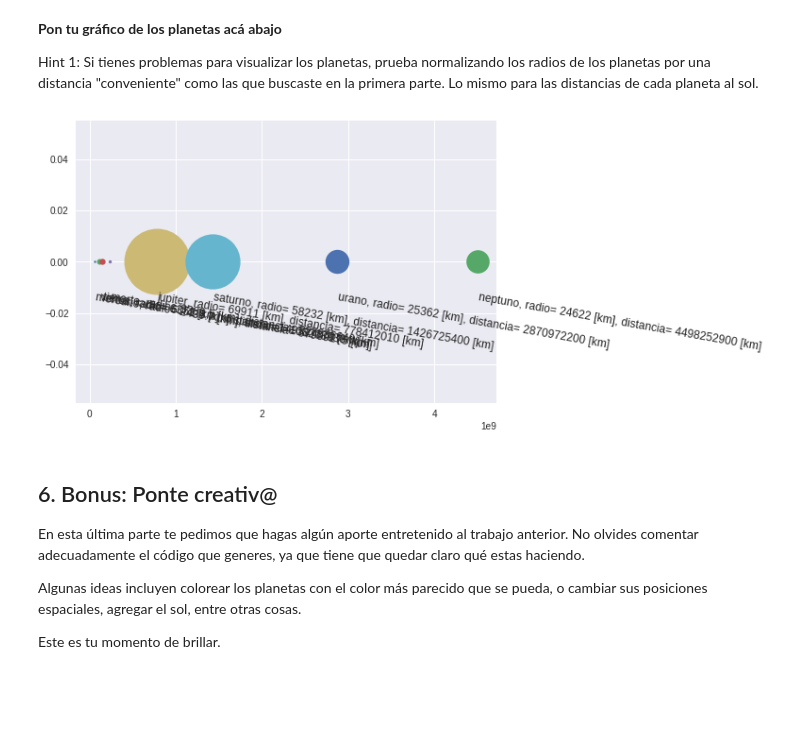
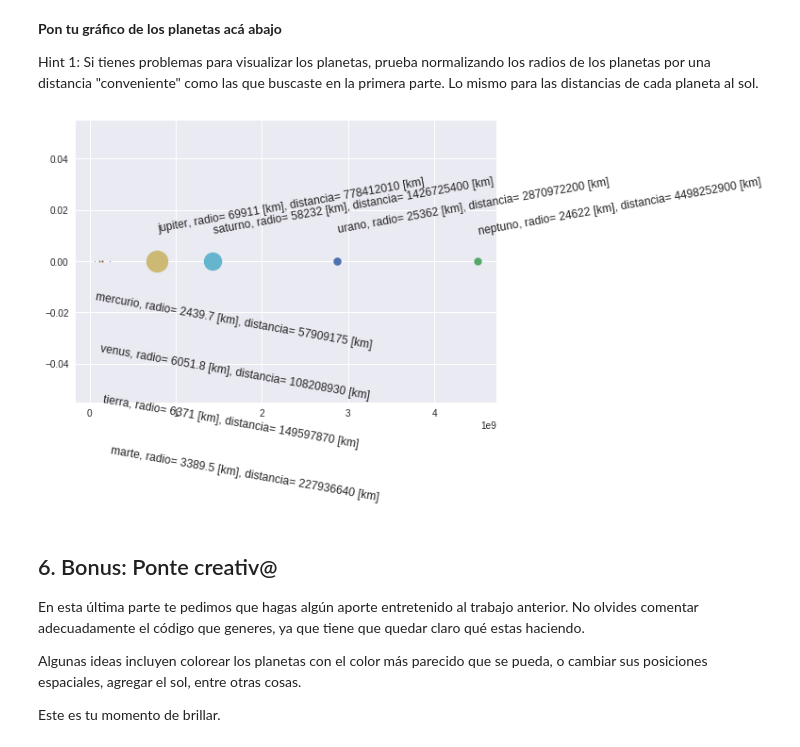
Before and after one commit to chenriquezb/minitarea1, a Jupyter notebook: minitarea1.ipynb, the cells around one changed output. Drawn from its saved outputs; the diff is of its cells as text; code cells hidden in the pictures; blank space fills up the shorter version.

```diff
--- a/minitarea1.ipynb
+++ b/minitarea1.ipynb
@@ -180,11 +180,18 @@ Text(0.5, 1.0, 'Posición de los planetas')
 Hint 1: Si tienes problemas para visualizar los planetas, prueba normalizando los radios de los planetas por una distancia "conveniente" como las que buscaste en la primera parte. Lo mismo para las distancias de cada planeta al sol.
 # %%
 for i in range(len(v)):
-  plt.plot(v[i].d, 0, 'o', markersize=v[i].r/1000)
-  plt.text(v[i].d, -0.015, v[i].info(), rotation=-10, size=12)
+  plt.plot(v[i].d, 0, 'o', markersize=v[i].r/3000)
+  if i<4:
+    plt.text(v[i].d, -0.015-0.02*i, v[i].info(), rotation=-10, size=12)
+  else:
+    plt.text(v[i].d, 0.030, v[i].info(), rotation=10, size=12)
+
 #v era la lista con planetas del sist solar
+plt.xlabel('Distancia al sol [kms])/3000')
+plt.ylabel('Distancia al sol [kms]/3000')
+plt.title('Posición de los planetas')
 # %% [output]
-[figure, old version]
+[figure, new version]
 # %% [markdown]
 ## 6. Bonus: Ponte creativ@
 En esta última parte te pedimos que hagas algún aporte entretenido al trabajo anterior. No olvides comentar adecuadamente el código que generes, ya que tiene que quedar claro qué estas haciendo.
```
Also changed, not shown: parts of 2 cells of this notebook.
